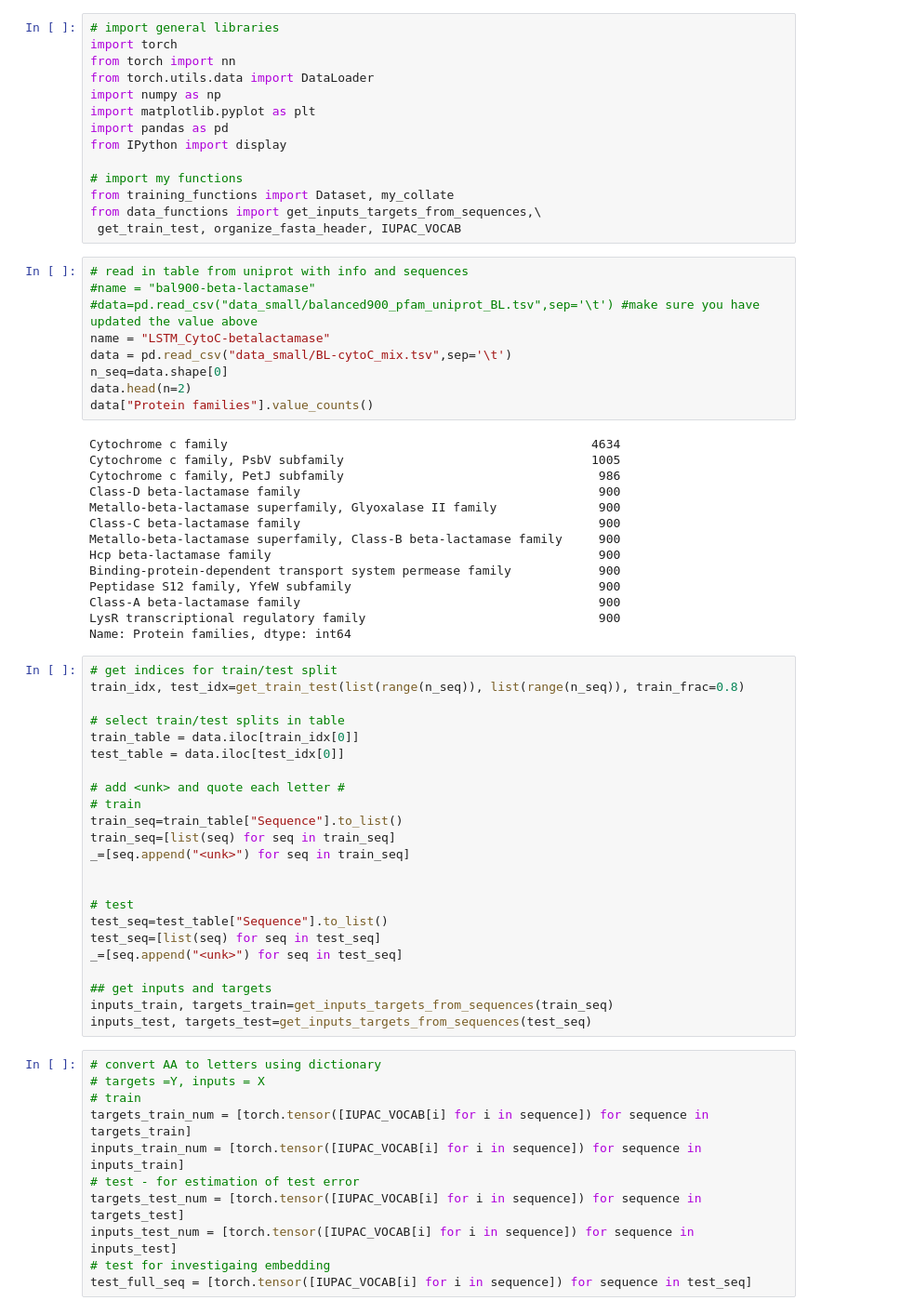
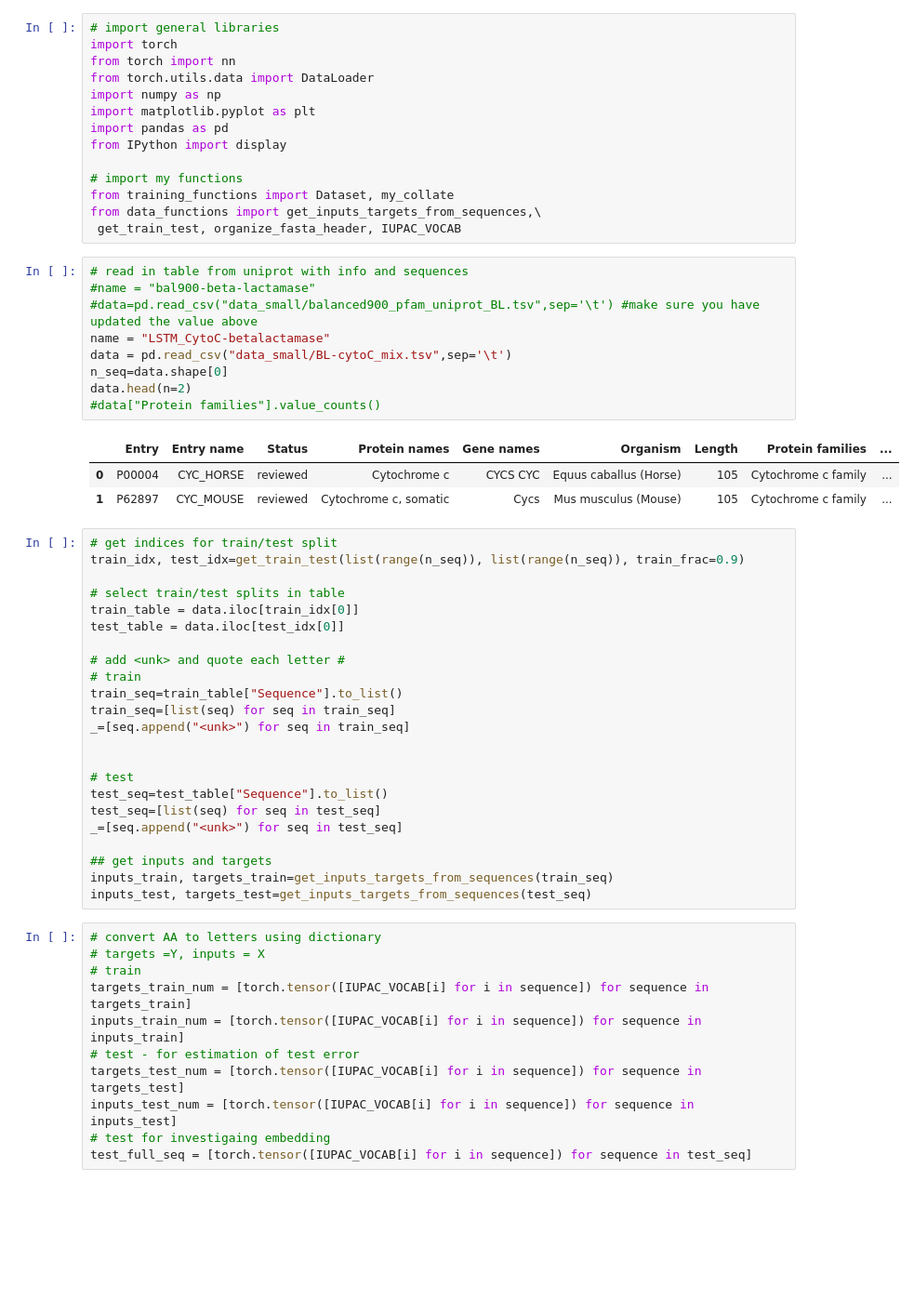
Before and after one commit to sofiastroustrup/02456-Deep-Learning-2020, a Jupyter notebook: notebooks/02-LSTM.ipynb, the cells around one changed output. Shown at 93% size. Cells and saved outputs as stored; diff of their text form; blank space fills up the shorter version.

```diff
--- a/notebooks/02-LSTM.ipynb
+++ b/notebooks/02-LSTM.ipynb
@@ -33,29 +33,19 @@ from data_functions import get_inputs_targets_from_sequences,\
 # %%
 # read in table from uniprot with info and sequences
 #name = "bal900-beta-lactamase"
 #data=pd.read_csv("data_small/balanced900_pfam_uniprot_BL.tsv",sep='\t') #make sure you have updated the value above
 name = "LSTM_CytoC-betalactamase"
 data = pd.read_csv("data_small/BL-cytoC_mix.tsv",sep='\t')
 n_seq=data.shape[0]
 data.head(n=2)
-data["Protein families"].value_counts()
+#data["Protein families"].value_counts()
 # %% [output]
-Cytochrome c family                                                  4634
-Cytochrome c family, PsbV subfamily                                  1005
-Cytochrome c family, PetJ subfamily                                   986
-Class-D beta-lactamase family                                         900
-Metallo-beta-lactamase superfamily, Glyoxalase II family              900
-Class-C beta-lactamase family                                         900
-Metallo-beta-lactamase superfamily, Class-B beta-lactamase family     900
-Hcp beta-lactamase family                                             900
-Binding-protein-dependent transport system permease family            900
-Peptidase S12 family, YfeW subfamily                                  900
-Class-A beta-lactamase family                                         900
-LysR transcriptional regulatory family                                900
-Name: Protein families, dtype: int64
+|  | Entry | Entry name | Status | Protein names | Gene names | Organism | Length | Protein families | ... |
+| 0 | P00004 | CYC_HORSE | reviewed | Cytochrome c | CYCS CYC | Equus caballus (Horse) | 105 | Cytochrome c family | ... |
+| 1 | P62897 | CYC_MOUSE | reviewed | Cytochrome c, somatic | Cycs | Mus musculus (Mouse) | 105 | Cytochrome c family | ... |
 # %%
 # get indices for train/test split
-train_idx, test_idx=get_train_test(list(range(n_seq)), list(range(n_seq)), train_frac=0.8)
+train_idx, test_idx=get_train_test(list(range(n_seq)), list(range(n_seq)), train_frac=0.9)
 
 # select train/test splits in table
 train_table = data.iloc[train_idx[0]]
```
Also changed, not shown: parts of 13 cells of this notebook, 5 other files.
